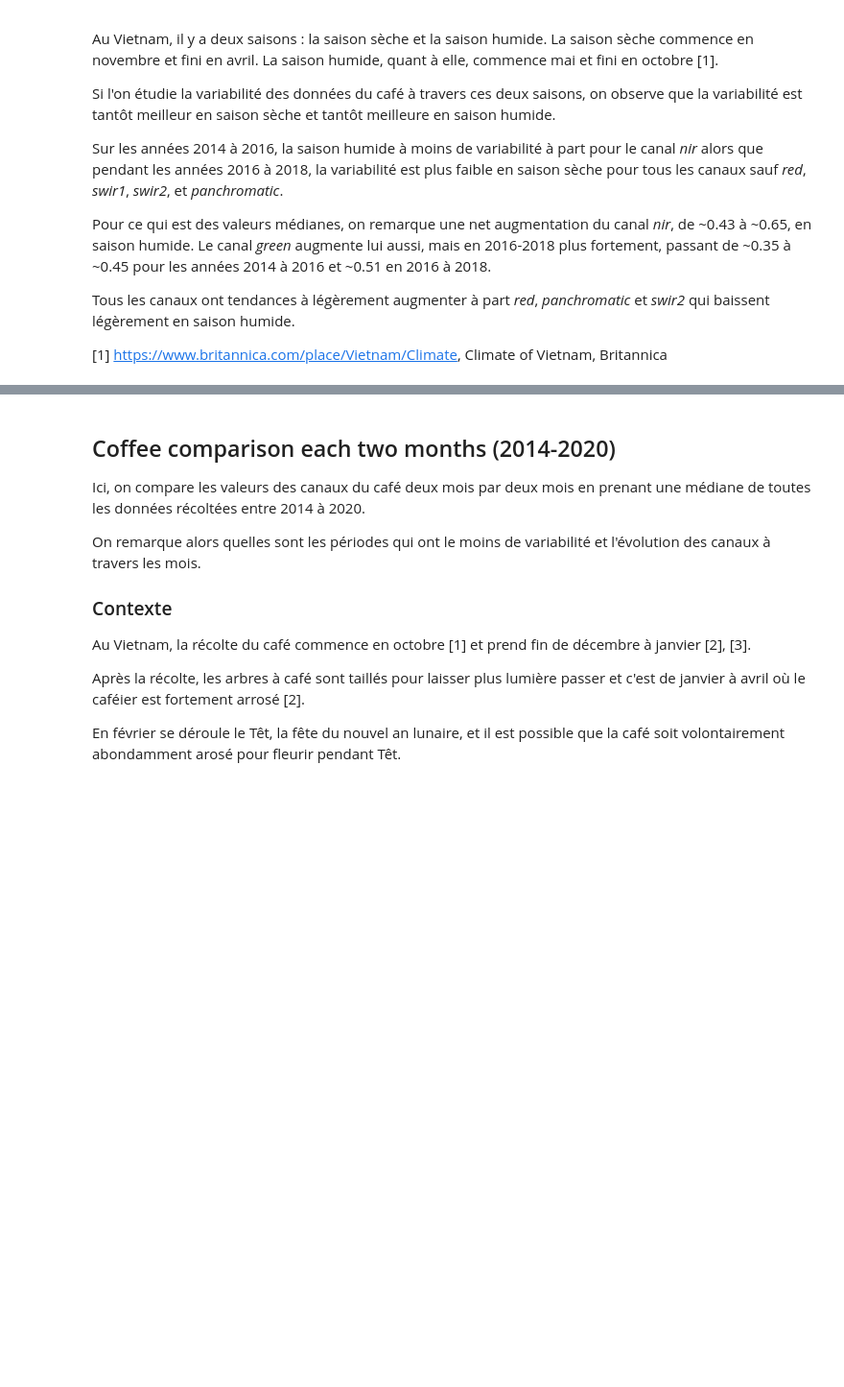
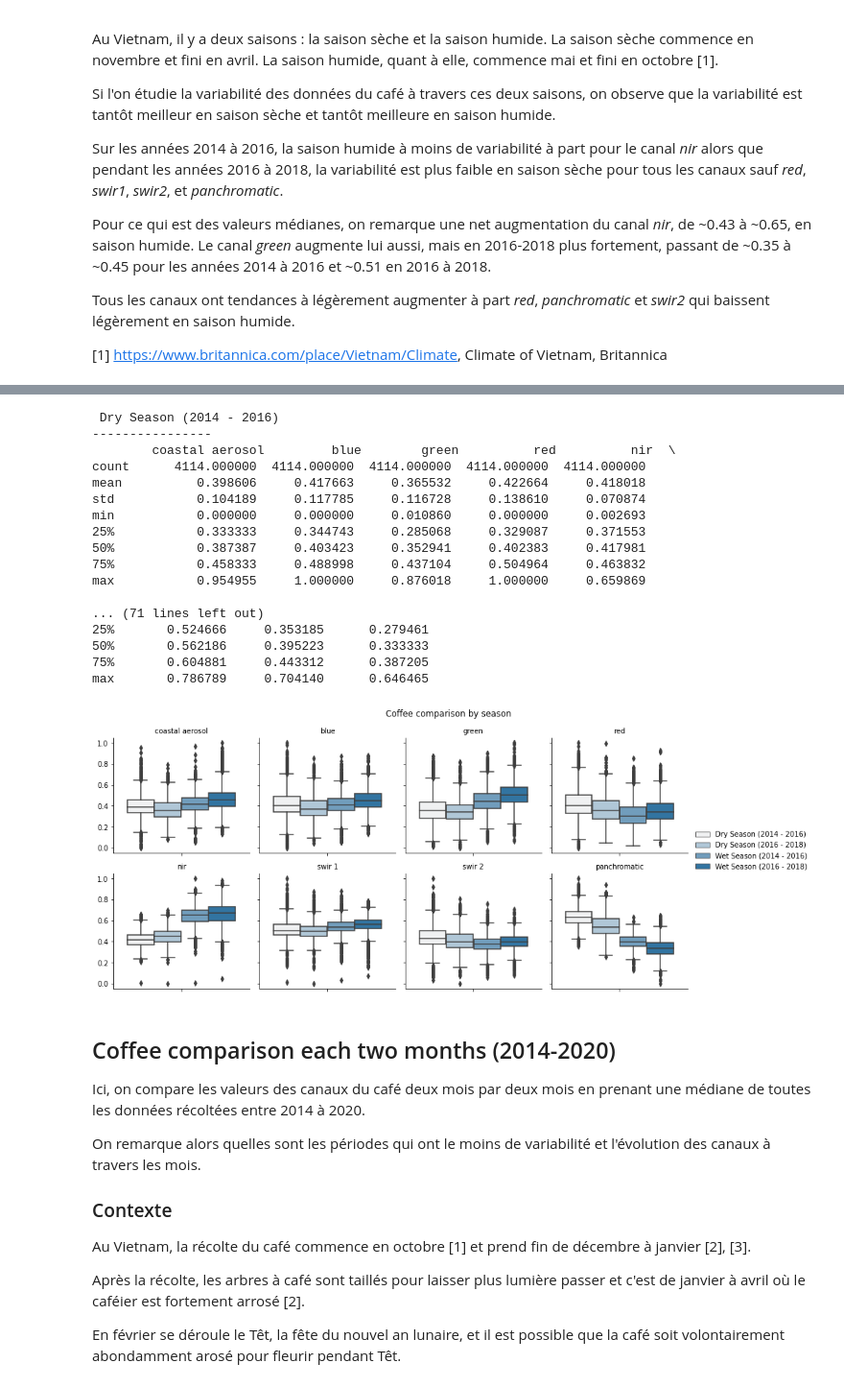
Before and after one commit to SimWalther/vietnam_coffee_detection, a Jupyter notebook: bandsVariability.ipynb, the cells around one changed output, grey strips where cells are left out. Shown at 96% size. Cells and saved outputs as stored; diff of their text form; code cells hidden in the pictures; blank space fills up the shorter version.

```diff
--- a/bandsVariability.ipynb
+++ b/bandsVariability.ipynb
@@ -135,8 +142,9 @@ def normalize_dataframe(dataframe, columns):
     dataframe[columns] = scaled_values
     return dataframe
 # %%
-def draw_bands_boxplots(df, hue):
+def draw_bands_boxplots(df, hue, title):
     g = sns.FacetGrid(df, col="bands", col_wrap=4)
+    g.fig.suptitle(title)
     g.map_dataframe(sns.boxplot, x="bands", y="value", hue=hue)
     g.add_legend()
     g.set_titles(col_template="{col_name}")
@@ -224,26 +326,0 @@ wet_2016_coffee_values = tagged_points_bands_values(ShapeClass.COFFEE.value, wet
-# %%
-columns = ['coastal aerosol', 'blue', 'green', 'red', 'nir', 'swir 1', 'swir 2', 'panchromatic']
-timePeriods = [
-    'Dry Season (2014 - 2016)',
-    'Dry Season (2016 - 2018)',
-    'Wet Season (2014 - 2016)',
-    'Wet Season (2016 - 2018)'
-]
-
-# Create a dataframe containing the data of each bands
-coffee_df_list = []
-
-coffee_df_list.append(pandas.DataFrame(dry_2014_coffee_values, columns=columns).assign(timePeriod=timePeriods[0]))
-coffee_df_list.append(pandas.DataFrame(dry_2016_coffee_values, columns=columns).assign(timePeriod=timePeriods[1]))
-coffee_df_list.append(pandas.DataFrame(wet_2014_coffee_values, columns=columns).assign(timePeriod=timePeriods[2]))
-coffee_df_list.append(pandas.DataFrame(wet_2016_coffee_values, columns=columns).assign(timePeriod=timePeriods[3]))
-
-sns.set(rc={'figure.figsize':(15,12)})
-
-concat_df = pandas.concat([coffee_df_list[0], coffee_df_list[1], coffee_df_list[2], coffee_df_list[3]])
-
-normalize_dataframe(concat_df, columns)
-
-df = pandas.melt(concat_df, id_vars=['timePeriod'], var_name=['bands'])
-
-draw_bands_boxplots(df, "timePeriod")
@@ -274,3 +327,38 @@ max       0.786789     0.704140      0.646465
+# %%
+raster_paths = [
+    './Vietnam_2014-2016_dry_season/merged.tif',
+    './Vietnam_2016-2018_dry_season/merged.tif',
+    './Vietnam_2014-2016_wet_season/merged.tif',
+    './Vietnam_2016-2018_wet_season/merged.tif'
+]
+
+group_names = [
+    'Dry Season (2014 - 2016)',
+    'Dry Season (2016 - 2018)',
+    'Wet Season (2014 - 2016)',
+    'Wet Season (2016 - 2018)'
+]
+# %%
+statistics(raster_paths, [Label.COFFEE], group_names, [LABELS_COORDINATES], 'Coffee comparison by season', True)
+# %% [output]
+ Dry Season (2014 - 2016)
+----------------
+        coastal aerosol         blue        green          red          nir  \
+count      4114.000000  4114.000000  4114.000000  4114.000000  4114.000000
+mean          0.398606     0.417663     0.365532     0.422664     0.418018
+std           0.104189     0.117785     0.116728     0.138610     0.070874
+min           0.000000     0.000000     0.010860     0.000000     0.002693
+25%           0.333333     0.344743     0.285068     0.329087     0.371553
+50%           0.387387     0.403423     0.352941     0.402383     0.417981
+75%           0.458333     0.488998     0.437104     0.504964     0.463832
+max           0.954955     1.000000     0.876018     1.000000     0.659869
+
+... (71 lines left out)
+25%       0.524666     0.353185      0.279461
+50%       0.562186     0.395223      0.333333
+75%       0.604881     0.443312      0.387205
+max       0.786789     0.704140      0.646465
+[figure, added]
 # %% [markdown]
 ## Coffee comparison each two months (2014-2020)
 Ici, on compare les valeurs des canaux du café deux mois par deux mois en prenant une médiane de toutes les données récoltées entre 2014 à 2020.
```
Also changed, not shown: parts of 46 cells of this notebook, 4 other files.
